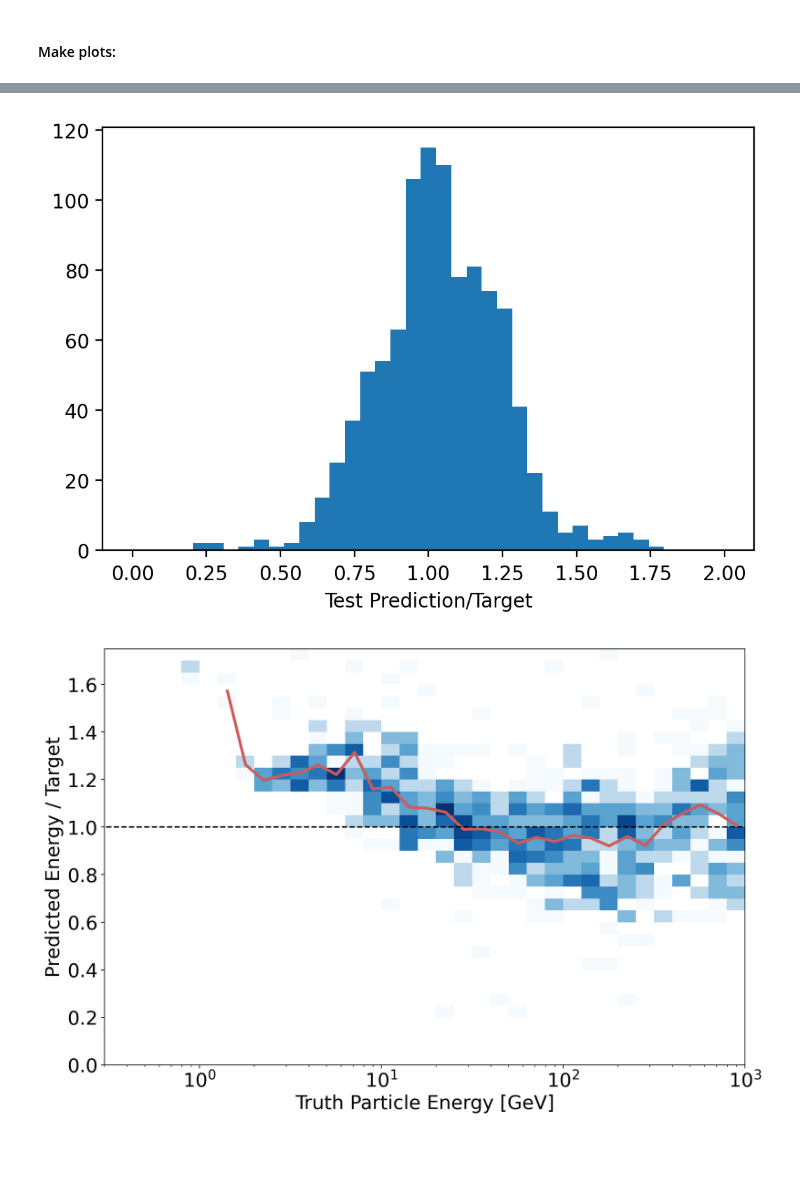
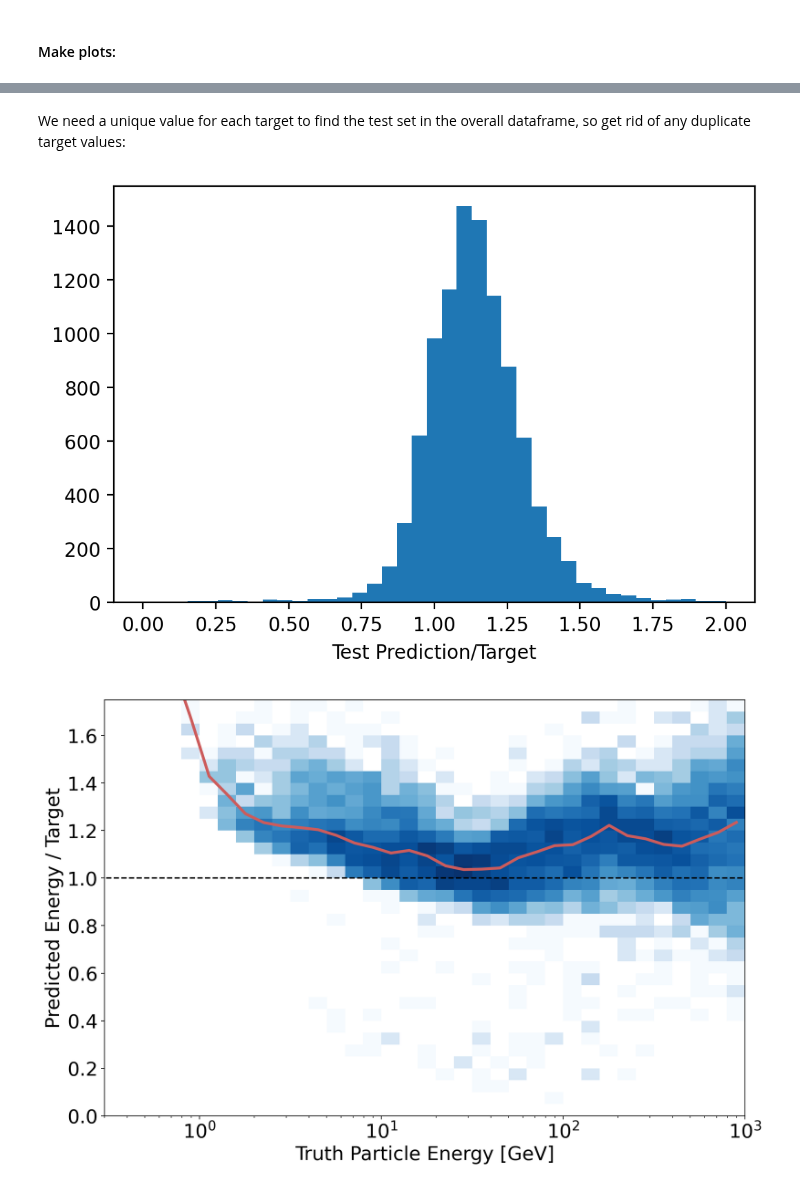
Before and after one commit to atlas-calo-ml/gn4pions_eastbay, a Jupyter notebook: mariel_gnn.ipynb, the cells around one changed output, grey strips where cells are left out. Saved outputs shown, nothing was run; the diff lists cells and outputs as text; code cells hidden in the pictures; blank space fills up the shorter version.

Commit message:
Added test dataframe

```diff
--- a/mariel_gnn.ipynb
+++ b/mariel_gnn.ipynb
@@ -713,6 +718,6 @@ def clean_dataframe(df, max_n_cols=35):
     return df2
 # %%
-df_pion = clean_dataframe(df_pion, max_n_cols=24)
+df_pion = clean_dataframe(df_pion, max_n_cols=33)
 df_pion
 # %% [output]
 |  | log10_cluster_e_0 | log10_track_pt | track_eta | log10_truth_particle_e |
@@ -912,7 +914,7 @@ def test_after_training(loader, model, device='cuda'):
 args = {
     "device" : 'cpu', # 'cuda' if torch.cuda.is_available() else 'cpu',
     "hidden_size" : 50,
-    "epochs" : 10,
+    "epochs" : 20,
     "lr" : 0.001,
     "num_layers": 3,
     "batch_size": 32,
@@ -963,41 +971,50 @@ median_ratio
-# %%
-preds = 10**np.array(preds[:,0])
-targets = 10**np.array(targets[:,0])
+# %% [markdown]
+We need a unique value for each target to find the test set in the overall dataframe, so get rid of any duplicate target values:
+# %%
+test = df_pion.loc[df_pion['log10_truth_particle_e'].isin(np.array(targets[:,0]))]
+test = test.sort_values('log10_truth_particle_e')
+
+nn_outputs = pd.DataFrame(np.vstack([np.array(preds[:,0]), np.array(targets[:,0])]).T,
+             columns = ["preds", "targets"])
+nn_outputs = nn_outputs.sort_values('targets')
+
+test["nn_preds"] = 10**np.array(nn_outputs.preds)
+test["nn_targets"] = 10**np.array(nn_outputs.targets)
 # %%
 plt.figure(dpi=200)
-plt.hist(preds/targets, bins=np.linspace(0.,2,40));
+plt.hist(test.nn_preds/test.nn_targets, bins=np.linspace(0.,2,40));
 plt.xlabel("Test Prediction/Target");
 # %% [output]
-[figure, old version]
+[figure, new version]
 # %%
 ### Response median plot
 import seaborn as sns
 import scipy.stats as stats
 from matplotlib.colors import ListedColormap
 from matplotlib.colors import LogNorm
 
-x = targets
-y = preds/targets
+x = test.nn_targets
+y = test.nn_preds/test.nn_targets
 
 xbin = [10**exp for exp in np.arange(-1., 3.1, 0.1)]
 ybin = np.arange(0., 3.1, 0.05)
 xcenter = [(xbin[i] + xbin[i+1]) / 2 for i in range(len(xbin)-1)]
 profileXMed = stats.binned_statistic(
     x, y, bins=xbin, statistic='median').statistic
 
 c_map = ListedColormap(sns.color_palette("Blues", n_colors=100).as_hex())
 fig = plt.figure(figsize=(12,8), dpi=200)
 fig.patch.set_facecolor('white')
 plt.hist2d(x, y, bins=[xbin, ybin], norm=LogNorm(),zorder = -1, cmap=c_map);
 plt.plot(np.array(xcenter), np.array(profileXMed), color='indianred', linewidth=3)
 plt.plot([0.1, 1000], [1, 1], linestyle='--', color='black');
 plt.xscale('log')
 plt.ylim(0, 1.75)
 plt.xlim(0.3, )
 plt.xticks(fontsize=20)
 plt.yticks(fontsize=20)
 plt.xlabel('Truth Particle Energy [GeV]', fontsize=20)
 plt.ylabel('Predicted Energy / Target', fontsize=20);
 np.savez('pub_note_results/response_median_simple_gnn.npz', response_median=profileXMed, xcenter=xcenter)
 # %% [output]
-[figure, old version]
+[figure, new version]
```
Also changed, not shown: parts of 9 cells of this notebook.
